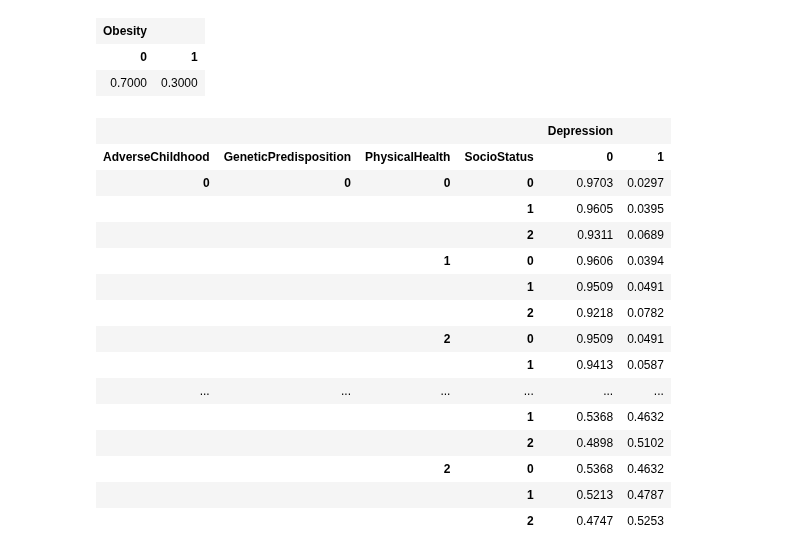
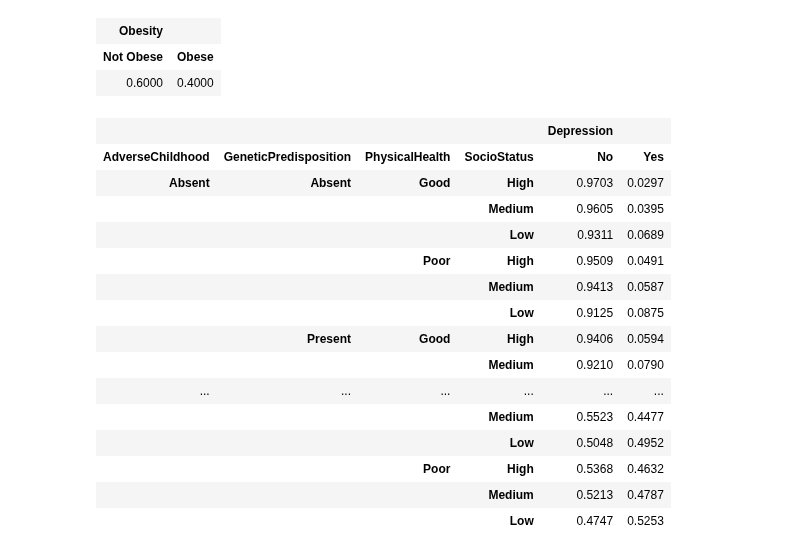
Before and after one commit to ningerdinger/BayesianReasoningLearning, a Jupyter notebook: Assignment1.ipynb, the cells around one changed output. Saved outputs shown, nothing was run; the diff lists cells and outputs as text; code cells hidden in the pictures.

```diff
--- a/Assignment1.ipynb
+++ b/Assignment1.ipynb
@@ -15,25 +17,25 @@ bn = gum.BayesNet("CombinedDepressionModel")
 # -----------------------------------------
 
 # Independent nodes
-age = bn.add(gum.LabelizedVariable("Age", "Age category", 3))                       # 0 = Young, 1 = Middle, 2 = Old
-education = bn.add(gum.LabelizedVariable("Education", "Education Level", 3))  # e.g., 0 = Low, 1 = Medium, 2 = High
-econ = bn.add(gum.LabelizedVariable("Income", "Income", 3))                         # 0 = Low, 1 = Medium, 2 = High
+age = bn.add(gum.LabelizedVariable("Age", "Age category", ["Young", "Middle", "Old"]))
+education = bn.add(gum.LabelizedVariable("Education", "Education Level", ["Low", "Medium", "High"]))
+econ = bn.add(gum.LabelizedVariable("Income", "Income Level", ["Low", "Medium", "High"]))
 bn.addArc(age, econ)
 bn.addArc(education, econ)
 
-# Aggregated SocioStatus [0 = Low, 1 = Medium, 2 = High]
-socio = bn.add(gum.LabelizedVariable("SocioStatus", "Overall sociodemographic status", 3))
-bn.addArc(age, socio)
+# Aggregated SocioStatus
+socio = bn.add(gum.LabelizedVariable("SocioStatus", "Overall sociodemographic status", ["High", "Medium", "Low"]))
+# bn.addArc(age, socio)
 bn.addArc(econ, socio)
 
 # -----------------------------------------
 # Physical Health Branch
 # -----------------------------------------
-chronic = bn.add(gum.LabelizedVariable("ChronicIllness", "Chronic Illness", 2))       # 0 = Absent, 1 = Present
-obesity = bn.add(gum.LabelizedVariable("Obesity", "Obesity", 2))                      # 0 = Not Obese, 1 = Obese
+chronic = bn.add(gum.LabelizedVariable("Chronic Illness", "Chronic Illness Status", ["Absent", "Present"]))
+obesity = bn.add(gum.LabelizedVariable("Obesity", "Obesity Status", ["Not Obese", "Obese"]))
 
-# Aggregated PhysicalHealth [0 = Good, 1 = Moderate, 2 = Poor]
-physhealth = bn.add(gum.LabelizedVariable("PhysicalHealth", "Overall Physical Health", 3))
+# Aggregated PhysicalHealth
+physhealth = bn.add(gum.LabelizedVariable("PhysicalHealth", "Overall Physical Health", ["Good", "Poor"]))
 bn.addArc(chronic, physhealth)
 bn.addArc(obesity, physhealth)
 
@@ -41,19 +43,17 @@ bn.addArc(obesity, physhealth)
 # Additional Independent Nodes
 # -----------------------------------------
 
-# Genetic Predisposition (0 = Absent, 1 = Present)
-genetic = bn.add(gum.LabelizedVariable("GeneticPredisposition", "Genetic Predisposition", 2))
-bn.cpt(genetic).fillWith([0.8, 0.2])  # e.g., 80% do not have a genetic predisposition
+genetic = bn.add(gum.LabelizedVariable("GeneticPredisposition", "Genetic Predisposition", ["Absent", "Present"]))
+bn.cpt(genetic).fillWith([0.8, 0.2])  # 80% do not have a genetic predisposition
 
-# Adverse Childhood Experiences (ACE) (0 = Absent, 1 = Present)
-adverse = bn.add(gum.LabelizedVariable("AdverseChildhood", "Adverse Childhood Experiences", 2))
-bn.cpt(adverse).fillWith([0.7, 0.3])  # e.g., 70% report no ACE, 30% do
+adverse = bn.add(gum.LabelizedVariable("AdverseChildhood", "Adverse Childhood Experiences", ["Absent", "Present"]))
+bn.cpt(adverse).fillWith([0.7, 0.3])  # 70% report no ACE, 30% do
+
 # -----------------------------------------
 # Outcome Node: Depression
 # -----------------------------------------
 
-depress = bn.add(gum.LabelizedVariable("Depression", "Depression", 2))
-# Depression is now influenced by SocioStatus, PhysicalHealth, GeneticPredisposition, and AdverseChildhood.
+depress = bn.add(gum.LabelizedVariable("Depression", "Depression Status", ["No", "Yes"]))
 bn.addArc(socio, depress)
 bn.addArc(physhealth, depress)
 bn.addArc(genetic, depress)
@@ -101,8 +114,8 @@ cpt_socio[{'Age': 2, 'Income': 2}] = [0.45, 0.40, 0.15]
 # %%
 # Physical Health branch
-bn.cpt(chronic).fillWith([0.95, 0.05])
-bn.cpt(obesity).fillWith([0.7, 0.3])
+bn.cpt(chronic).fillWith([0.4, 0.6])
+bn.cpt(obesity).fillWith([0.6, 0.4])
 # %% [output]
 | Obesity |  |
-| 0 | 1 |
-| 0.7000 | 0.3000 |
+| Not Obese | Obese |
+| 0.6000 | 0.4000 |
@@ -121,48 +160,48 @@ cpt_physHealth[{'ChronicIllness': 1, 'Obesity': 1}] = [0.2, 0.35, 0.45]
 # %%
 # --- Define risk parameters ---
 # These values represent the triggering chances for each contributing factor
 ss_params = {0: 0.01, 1: 0.02, 2: 0.05}     # For SocioStatus: 0 = High, 1 = Medium, 2 = Low
-ph_params = {0: 0.0, 1: 0.01, 2: 0.02}      # For PhysicalHealth: 0 = Good, 1 = Moderate, 2 = Poor
+ph_params = {0: 0.0, 1: 0.02}      # For PhysicalHealth: 0 = Good, 1 = Moderate, 2 = Poor
 ace_params = {0: 0.01, 1: 0.2}              # For ACE: 0 = Absent, 1 = Present
 gp_multiplier = {0: 1.0, 1: 2}         # If GeneticPredisposition is present (state 1), multiply baseline by 2
 leak = 0.01                             # A small baseline risk
 
 # --- Retrieve and fill the CPT for Depression ---
 cpt_depress = bn.cpt(depress)
 cpt_values = []  # will accumulate a flat list of 72 numbers
 
 # For each combination of parent states:
-for ace_state, gp_state, ph, ss in itertools.product(range(2), range(2), range(3), range(3)):
+for ace_state, gp_state, ph, ss in itertools.product(range(2), range(2), range(2), range(3)):
     # Compute the baseline probability without Genetic:
     prod_failure = (1 - ss_params[ss]) * (1 - ph_params[ph]) * (1 - ace_params[ace_state]) * (1 - leak)
     p_baseline = 1 - prod_failure  # noisy-OR probability from these factors
 
     # genetic alone will not generate risk.
     if gp_state == 1:
         p_dep = min(1.0, p_baseline * gp_multiplier[1])
     else:
         p_dep = p_baseline
 
     # For a binary outcome, the CPT row is: [P(No Depression), P(Depression)]
     cpt_values.extend([1 - p_dep, p_dep])
 
 # Use fillWith with a flat list of 72 values
 cpt_depress.fillWith(cpt_values)
 # %% [output]
 |  |  |  |  | Depression |  |
-| AdverseChildhood | GeneticPredisposition | PhysicalHealth | SocioStatus | 0 | 1 |
-| 0 | 0 | 0 | 0 | 0.9703 | 0.0297 |
-|  |  |  | 1 | 0.9605 | 0.0395 |
-|  |  |  | 2 | 0.9311 | 0.0689 |
-|  |  | 1 | 0 | 0.9606 | 0.0394 |
-|  |  |  | 1 | 0.9509 | 0.0491 |
-|  |  |  | 2 | 0.9218 | 0.0782 |
-|  |  | 2 | 0 | 0.9509 | 0.0491 |
-|  |  |  | 1 | 0.9413 | 0.0587 |
+| AdverseChildhood | GeneticPredisposition | PhysicalHealth | SocioStatus | No | Yes |
+| Absent | Absent | Good | High | 0.9703 | 0.0297 |
+|  |  |  | Medium | 0.9605 | 0.0395 |
+|  |  |  | Low | 0.9311 | 0.0689 |
+|  |  | Poor | High | 0.9509 | 0.0491 |
+|  |  |  | Medium | 0.9413 | 0.0587 |
+|  |  |  | Low | 0.9125 | 0.0875 |
+|  | Present | Good | High | 0.9406 | 0.0594 |
+|  |  |  | Medium | 0.9210 | 0.0790 |
 | ... | ... | ... | ... | ... | ... |
-|  |  |  | 1 | 0.5368 | 0.4632 |
-|  |  |  | 2 | 0.4898 | 0.5102 |
-|  |  | 2 | 0 | 0.5368 | 0.4632 |
-|  |  |  | 1 | 0.5213 | 0.4787 |
-|  |  |  | 2 | 0.4747 | 0.5253 |
+|  |  |  | Medium | 0.5523 | 0.4477 |
+|  |  |  | Low | 0.5048 | 0.4952 |
+|  |  | Poor | High | 0.5368 | 0.4632 |
+|  |  |  | Medium | 0.5213 | 0.4787 |
+|  |  |  | Low | 0.4747 | 0.5253 |
 # %%
```
Also changed, not shown: parts of 9 cells of this notebook.
